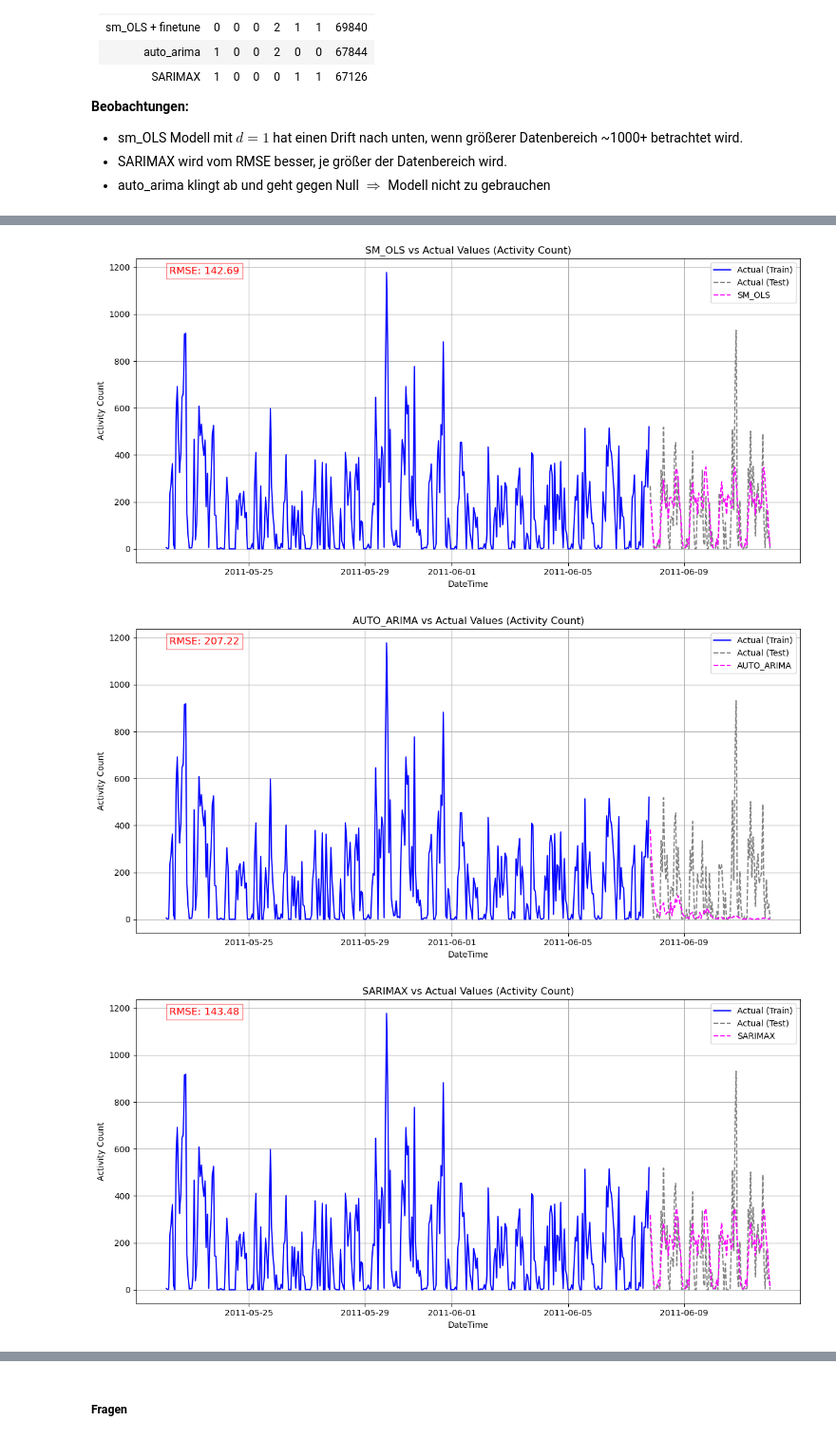
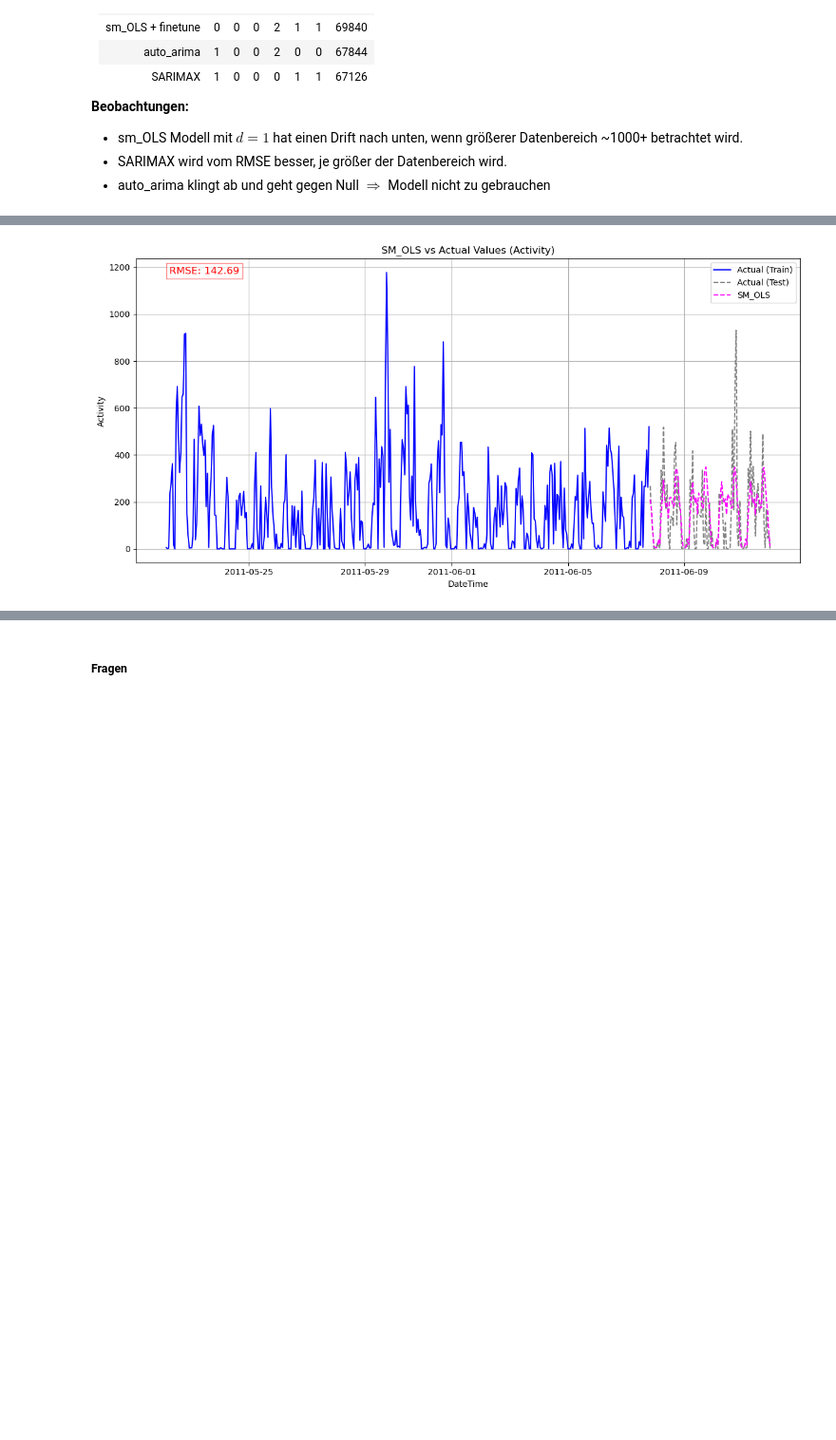
Before and after one commit to ddening/ambient-assisted-living, a Jupyter notebook: src/sarima.ipynb, the cells around one changed output, grey strips where cells are left out. Shown at 95% size. Drawn from its saved outputs; the diff is of its cells as text; code cells hidden in the pictures; blank space fills up the shorter version.

```diff
--- a/src/sarima.ipynb
+++ b/src/sarima.ipynb
@@ -431,67 +377,69 @@ CONVERGENCE: NORM_OF_PROJECTED_GRADIENT_<=_PGTOL
 
 step_size = len(test)
 forecast_sm_ols = results_sm_ols.forecast(steps=step_size)
-forecast_auto_arima = results_auto_arima.forecast(steps=step_size)
-forecast_sarimax = results_sarimax.forecast(steps=step_size)
-forecast_sarimax_extended = results_sarimax_extended.forecast(steps=step_size, exog=test["Weekday"])
+# forecast_auto_arima = results_auto_arima.forecast(steps=step_size)
+# forecast_sarimax = results_sarimax.forecast(steps=step_size)
+# forecast_sarimax_extended = results_sarimax_extended.forecast(steps=step_size, exog=test["Weekday"])
 
 
 def calculate_rmse(test: pd.DataFrame, train: pd.DataFrame) -> float:
     return np.sqrt(mean_squared_error(test, train))
 
 
-def forecast_plot(forecast: pd.Series, label: str = None) -> None:
-    data = {"DateTime": None, "Activity": forecast}
+def forecast_plot(
+    forecast: pd.Series, _test: pd.DataFrame, _train: pd.DataFrame, step_size: int, key: str, label: str = None
+) -> None:
+    test = _test
+    train = _train
+    data = {"DateTime": None, key: forecast}
     df_forecast = pd.DataFrame(data)
     df_forecast.index = test.index[:step_size]
     df_forecast["DateTime"] = test["DateTime"][:step_size]
 
     # RMSE
-    rmse = calculate_rmse(df_forecast["Activity"], test["Activity"])
+    rmse = calculate_rmse(df_forecast[key], test[key])
     # print(f"Root Mean Squared Error (RMSE) on test set (Activity): {rmse}")
 
     # Visualization
     plt.figure(figsize=(12, 6))
-    plt.plot(train["DateTime"], train["Activity"], label="Actual (Train)", color="blue")
-    plt.plot(test["DateTime"], test["Activity"], label="Actual (Test)", color="grey", linestyle="--")
+    plt.plot(train["DateTime"], train[key], label="Actual (Train)", color="blue")
+    plt.plot(test["DateTime"], test[key], label="Actual (Test)", color="grey", linestyle="--")
 
     plt.plot(
         df_forecast["DateTime"],
-        df_forecast["Activity"],
+        df_forecast[key],
         label=label,
         color="magenta",
         linestyle="--",
     )
 
-    plt.title("{label} vs Actual Values (Activity Count)".format(label=label))
+    plt.title("{label} vs Actual Values ({text})".format(label=label, text=key))
     plt.xlabel("DateTime")
-    plt.ylabel("Activity Count")
+    plt.ylabel("{text}".format(text=key))
     plt.legend(loc="upper right")
     plt.grid()
     plt.tight_layout()
 
     # Plot RMSE as a horizontal line
     # plt.axhline(y=rmse, color="red", linestyle="--", label="RMSE Line")
 
     # Annotate RMSE on the graph
     plt.text(
         0.05,
         0.95,  # Position on the plot (x, y in axis fraction)
         f"RMSE: {rmse:.2f}",
         transform=plt.gca().transAxes,  # Transforms the position to axis fraction
         fontsize=12,
         color="red",
         bbox=dict(facecolor="white", alpha=0.5, edgecolor="red"),
     )
 
     plt.show()
 
 
-forecast_plot(forecast_sm_ols, "SM_OLS")
-forecast_plot(forecast_auto_arima, "AUTO_ARIMA")
-forecast_plot(forecast_sarimax, "SARIMAX")
-forecast_plot(forecast_sarimax_extended, "SARIMAX_EXTENDED")
+forecast_plot(forecast_sm_ols, test, train, step_size, "Activity", "SM_OLS")
+# forecast_plot(forecast_auto_arima, test, train, step_size, "Activity", "AUTO_ARIMA")
+# forecast_plot(forecast_sarimax, test, train, step_size, "Activity", "SARIMAX")
+# forecast_plot(forecast_sarimax_extended, test, train, step_size, "Activity", "SARIMAX_EXTENDED")
 # %% [output]
-[figure, old version]
+[figure, new version]
-[figure, removed]
-[figure, removed]
```
Also changed, not shown: parts of 5 cells of this notebook.
